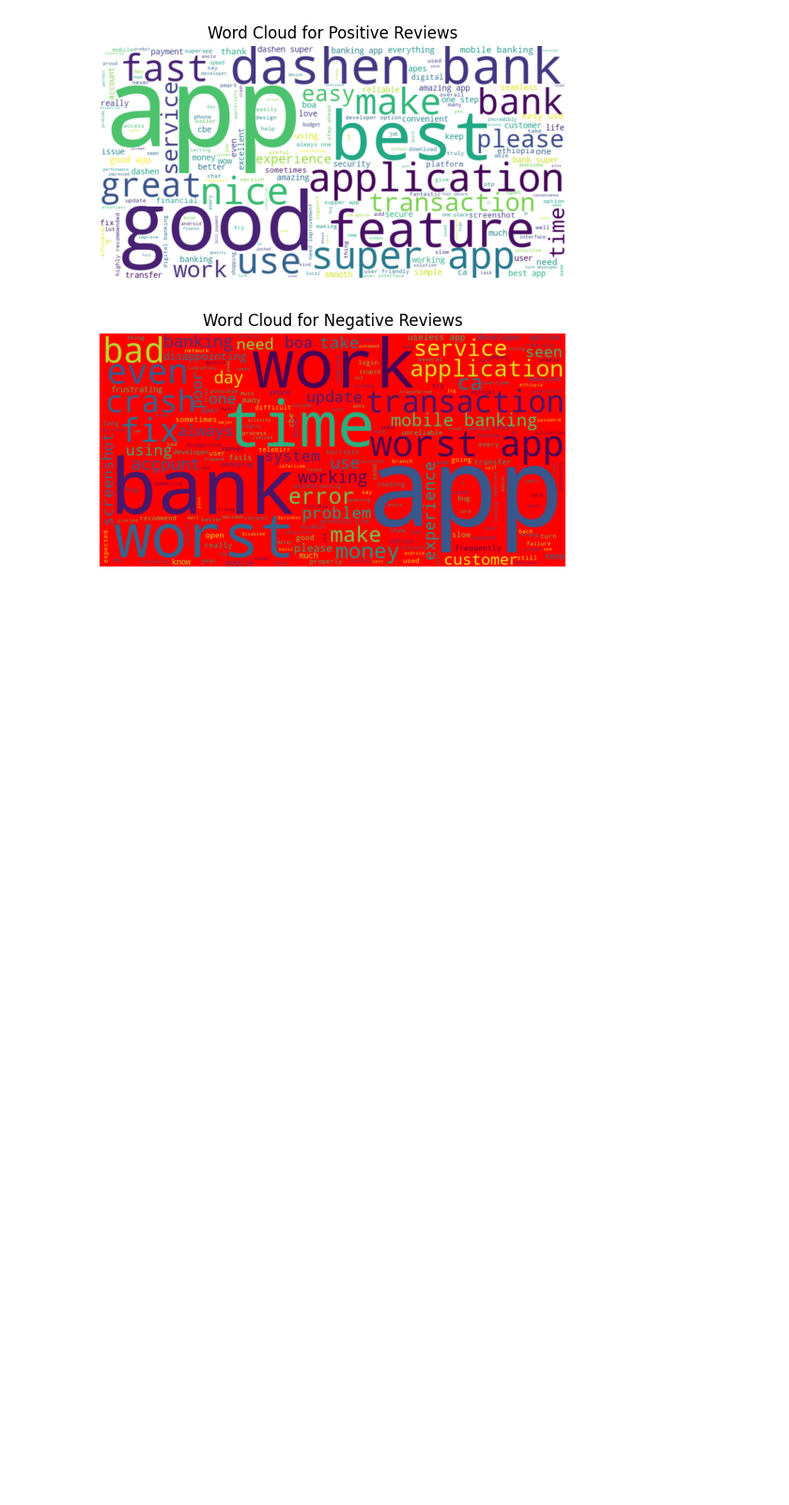
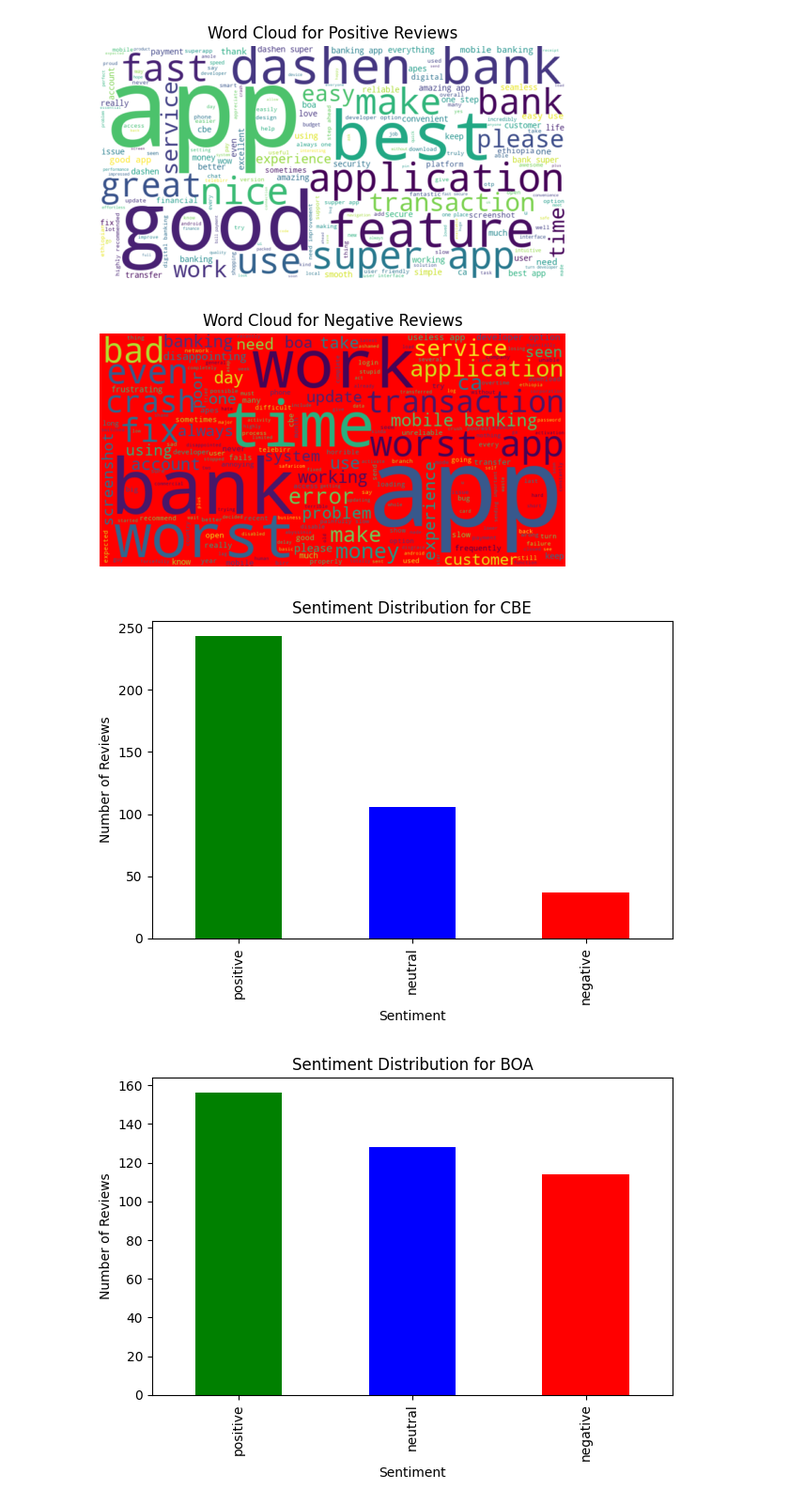
Before and after one commit to AmhaBK/Customer-Experience-Analysis, a Jupyter notebook: notebooks/sentimentAnalysis.ipynb, the cells around one changed output. Shown: that part at 94% size. Cells and saved outputs as stored; diff of their text form; code cells hidden in the pictures; blank space fills up the shorter version.

Commit message:
Sentiment analysis and keyword extraction done for each bank

```diff
--- a/notebooks/sentimentAnalysis.ipynb
+++ b/notebooks/sentimentAnalysis.ipynb
@@ -186,3 +186,18 @@ plt.show()
 [figure]
 [figure]
 [figure]
+# %%
+# Plotting the sentiment reviews for each bank
+
+banks = ['CBE', 'BOA', 'Dashen']
+
+for bank in banks:
+    data = reviews[reviews['bank'] == bank]['vader_sentiment'].value_counts()
+    data.plot(kind='bar', title=f'Sentiment Distribution for {bank}', color=['green', 'blue', 'red'])
+    plt.xlabel('Sentiment')
+    plt.ylabel('Number of Reviews')
+    plt.tight_layout()
+    plt.show()
+# %% [output]
+[figure, added]
+[figure, added]
```
Also changed, not shown: parts of 2 cells of this notebook.
